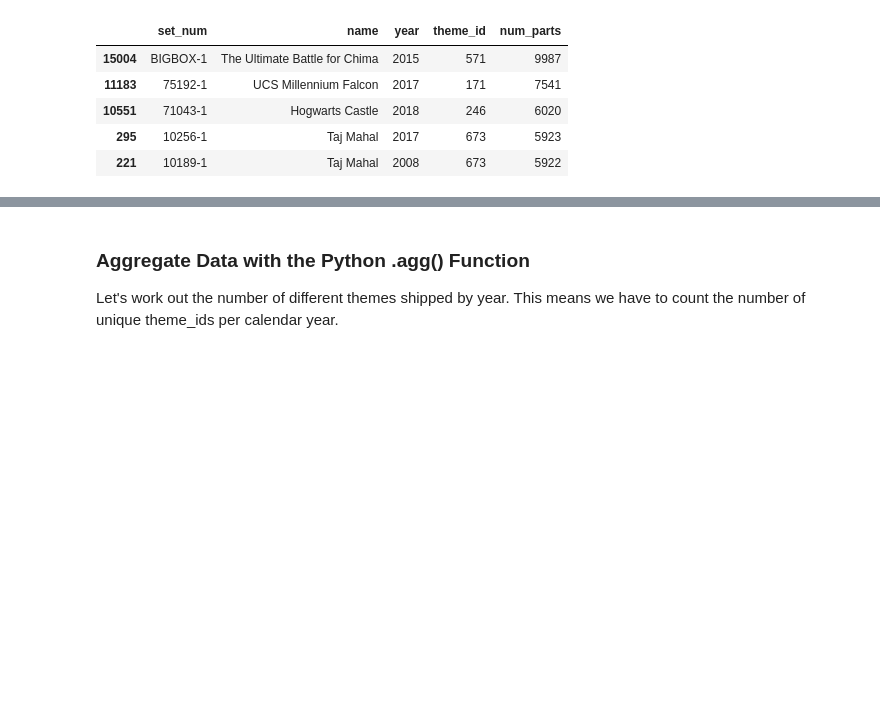
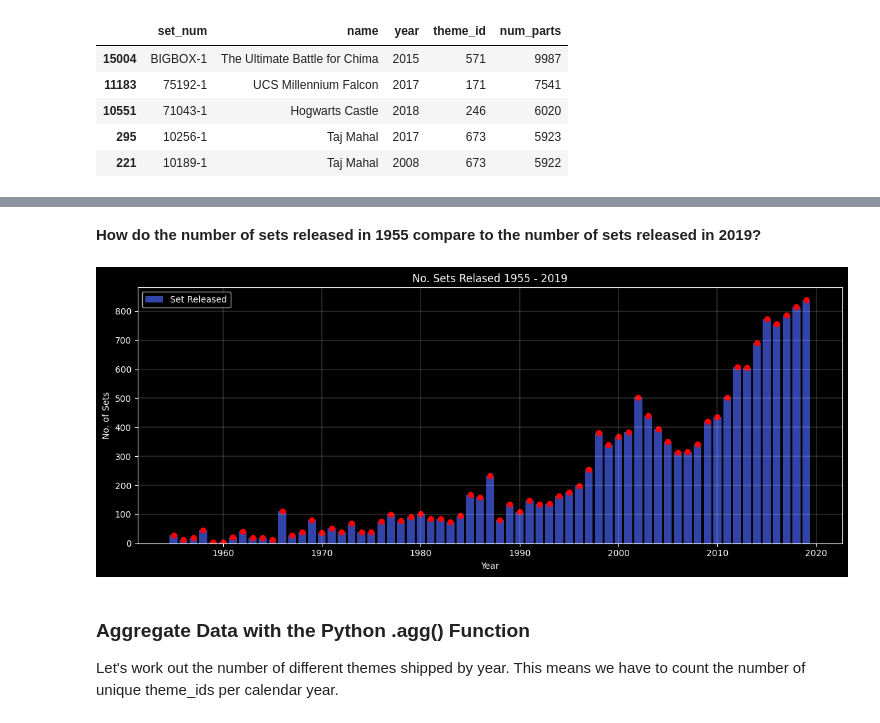
Before and after one commit to ahmedyar7/Data-Science-Projects, a Jupyter notebook: LEGOs Data Set/main.ipynb, the cells around one changed output, grey strips where cells are left out. Saved outputs shown, nothing was run; the diff lists cells and outputs as text; code cells hidden in the pictures; blank space fills up the shorter version.

Commit message:
Visualizing the data Sets

```diff
--- a/LEGOs Data Set/main.ipynb
+++ b/LEGOs Data Set/main.ipynb
@@ -150,0 +147,3 @@ Note that the .csv file is from late 2020, so to plot the full calendar years, y
+# %%
+lego_released = sets_df.groupby("year").count()
+lego_released
@@ -151,3 +165,28 @@ Note that the .csv file is from late 2020, so to plot the full calendar years, y
+# %% [markdown]
+**How do the number of sets released in 1955 compare to the number of sets released in 2019?**
+# %%
+x_cor = lego_released[4:-2].index
+y_cor = lego_released[4:-2].set_num
+
+plot_title = "No. Sets Relased 1955 - 2019"
+plot_x_label = "Year"
+plot_y_label = "No. of Sets"
+
+
+plt.figure(figsize=(12, 5))
+plt.title(plot_title)
+plt.xlabel(plot_x_label)
+plt.ylabel(plot_y_label)
+
+plt.bar(x_cor, y_cor, label="Set Released", color="#3244a8")
+plt.scatter(x_cor, y_cor, color="r")
+
+plt.grid(visible=True, which="both", linewidth="0.2")
+plt.legend()
+plt.tight_layout()
+plt.show()
+# %% [output]
+[figure, added]
 # %% [markdown]
 ### Aggregate Data with the Python .agg() Function
 
```
Also changed, not shown: parts of 10 cells of this notebook.
